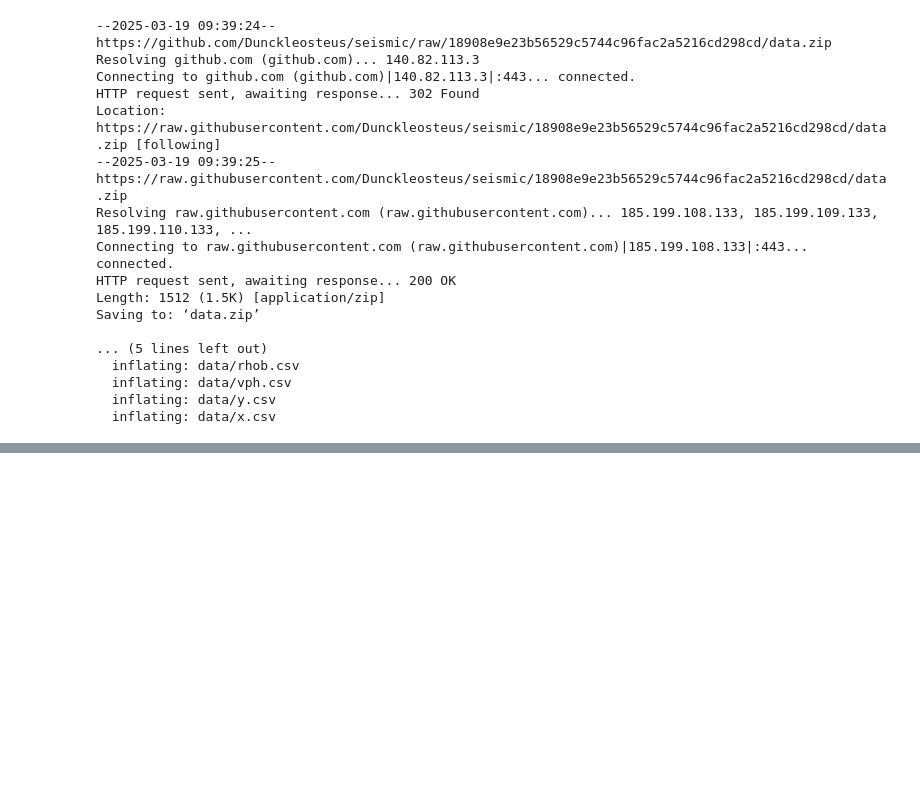
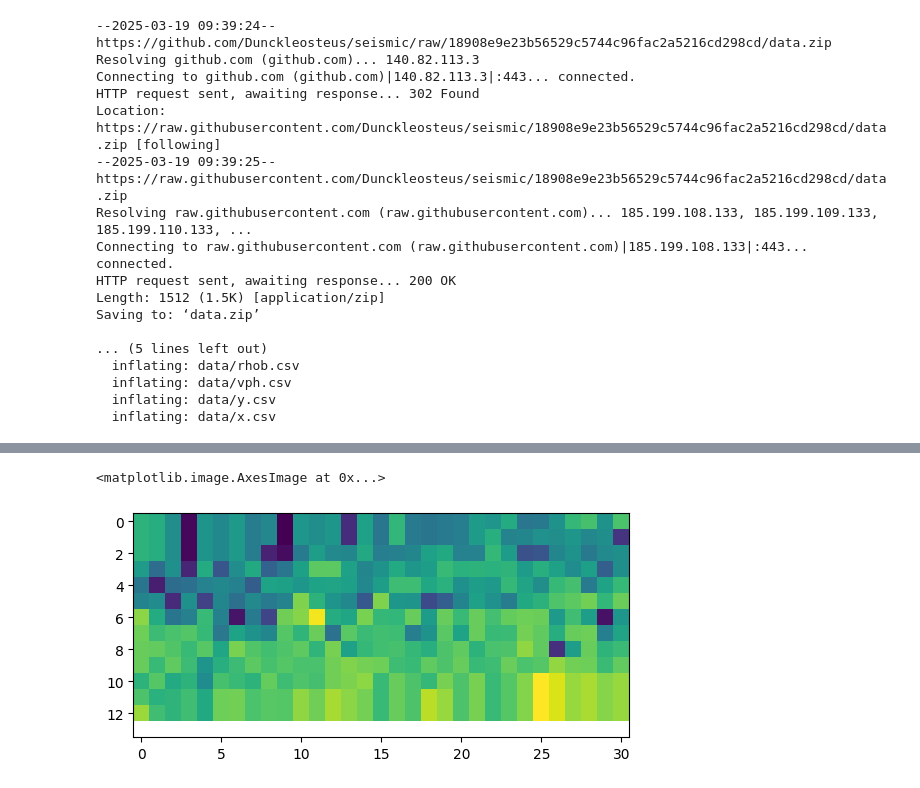
Before and after one commit to Dunckleosteus/seismic, a Jupyter notebook: seismic.ipynb, the cells around one changed output, grey strips where cells are left out. Drawn from its saved outputs; the diff is of its cells as text; code cells hidden in the pictures; blank space fills up the shorter version.

```diff
--- a/seismic.ipynb
+++ b/seismic.ipynb
@@ -24,0 +49,21 @@ Saving to: ‘data.zip’
+# %%
+# x = np.array(pd.read_csv('data/x.csv', index_col=0, sep=";").values).replace(",", ".").astype(float)
+# fig, ax = plt.subplots()
+# im = ax.imshow(x)
+df_path_list = [
+    "data/rhob.csv",
+    "data/vph.csv",
+    "data/y.csv",
+    "data/x.csv"
+]
+df_list = [pd.read_csv(path, index_col=None, header=None, sep=";") for path in df_path_list]
+for df in df_list:
+  for col in df.columns:
+    try:
+      df[col] = df[col].str.replace(",", ".").astype(float)
+    except:
+      df
+plt.imshow(df_list[1])
+# %% [output]
+<matplotlib.image.AxesImage at 0x...>
+[figure, added]
```
Also changed, not shown: parts of 2 cells of this notebook.
